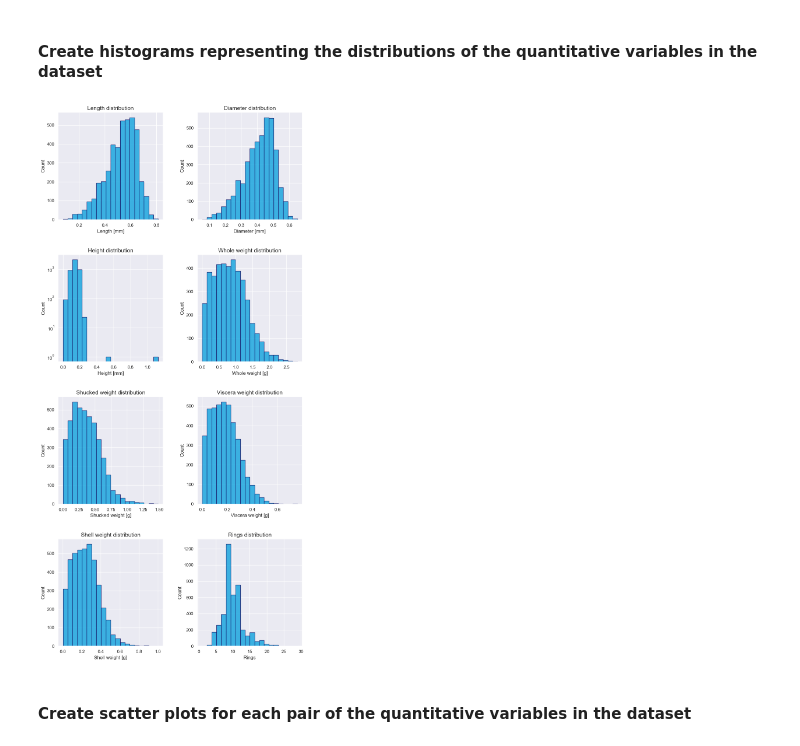
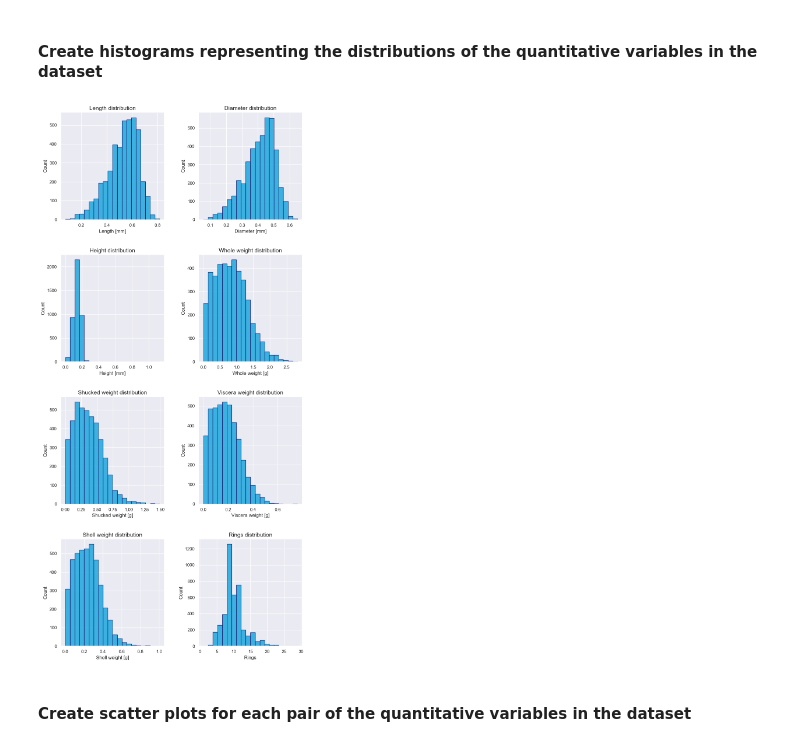
Before and after one commit to mikolajzakrzewski/abalone-data-analysis, a Jupyter notebook: doc/abalone_data_analysis.ipynb, the cells around one changed output. Saved outputs shown, nothing was run; the diff lists cells and outputs as text; code cells hidden in the pictures.

Commit message:
Revert the y-axis scale of various plots from log scale

```diff
--- a/doc/abalone_data_analysis.ipynb
+++ b/doc/abalone_data_analysis.ipynb
@@ -81,19 +81,16 @@ sex_plot.set_title('Category counts for the Sex variable', fontsize=14);
 # %%
 fig, axs = plt.subplots(nrows=4, ncols=2, figsize=(10, 20))
 axs = axs.flatten()
 
 for ax, column in zip(axs, df.drop('Sex', axis=1).columns):
     sns.histplot(df, x=column, ax=ax, bins=20, color='#009DDC', edgecolor='#18206F')
-    # TODO: decide if it's better to use log scale for the height variable
-    if column == 'Height':
-        ax.set_yscale('log')
     ax.set_xlabel(col_names_with_units[column], fontsize=12)
     ax.set_ylabel('Count', fontsize=12)
     ax.set_title(f'{column} distribution', fontsize=14)
 
 plt.tight_layout(pad=3)
 # %% [output]
-[figure, old version]
+[figure, new version]
 # %% [markdown]
 #### Create scatter plots for each pair of the quantitative variables in the dataset
 # %%
```
Also changed, not shown: parts of 1 cell of this notebook.
